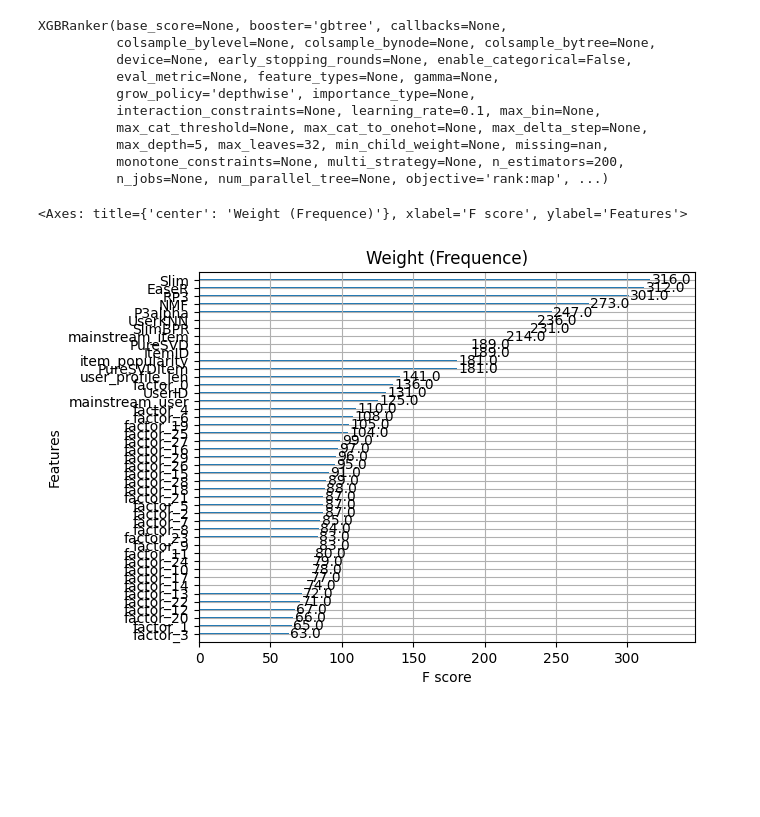
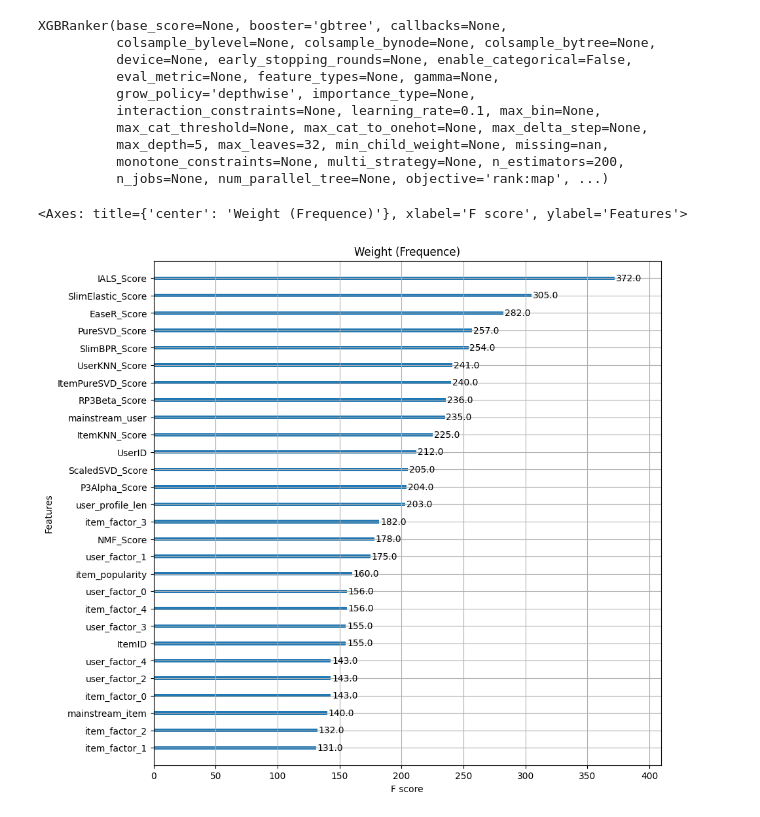
Before and after one commit to CarloSgaravatti/Recsys_Challenge_2023, a Jupyter notebook: challenge_notebooks/xgboost.ipynb, the cells around one changed output. Saved outputs shown, nothing was run; the diff lists cells and outputs as text; code cells hidden in the pictures; blank space fills up the shorter version.

```diff
--- a/challenge_notebooks/xgboost.ipynb
+++ b/challenge_notebooks/xgboost.ipynb
@@ -474,0 +528,27 @@ Please use `tqdm.notebook.tqdm` instead of `tqdm.tqdm_notebook`
+# %%
+training_dataframe = training_dataframe.set_index('UserID')
+
+for label, recommender in tqdm.auto.tqdm(recommender_object_dict.items()):
+    scores = recommender._compute_item_score(np.arange(n_users))
+    linf_scores = scores / (LA.norm(scores, np.inf, axis=1, keepdims=True) + 1e-6)
+
+    for user_id in tqdm.auto.tqdm(range(n_users)):
+        item_list = training_dataframe.loc[user_id, "ItemID"].values.tolist()
+        linf_scores[user_id, :] = recommender._remove_seen_on_scores(user_id, linf_scores[user_id, :])
+        training_dataframe.loc[user_id, f"{label}_Score"] = linf_scores[user_id, item_list]
+
+#         rank = np.argsort(linf_scores[user_id, :])[::-1]
+#         positions = np.arange(n_items)[rank]
+#         training_dataframe.loc[user_id, f"{label}_RankPosition"] = positions[item_list]
+
+#         recommendations = pd.Series(rank[:10]).to_frame(name='ItemID')
+#         tmp = pd.merge(training_dataframe.loc[user_id, 'ItemID'].to_frame(name='ItemID'), recommendations, on='ItemID', how='left', indicator='Exist')
+#         tmp["Recommended"] = tmp["Exist"] == "both"
+#         training_dataframe.loc[user_id, f"{label}_Recommended"] = tmp["Recommended"].values
+
+    del scores, linf_scores # , rank, positions, tmp
+    gc.collect()
+
+training_dataframe = training_dataframe.reset_index()
+training_dataframe = training_dataframe.rename(columns = {"index": "UserID"})
+training_dataframe
@@ -475,8 +569,10 @@ Please use `tqdm.notebook.tqdm` instead of `tqdm.tqdm_notebook`
 # %%
 item_popularity = np.ediff1d(sps.csc_matrix(URM_train).indptr)
+item_popularity = item_popularity / np.max(item_popularity)
 training_dataframe['item_popularity'] = item_popularity[training_dataframe["ItemID"].values.astype(int)]
 
 user_popularity = np.ediff1d(sps.csr_matrix(URM_train).indptr)
+user_popularity = user_popularity / np.max(user_popularity)
 training_dataframe['user_profile_len'] = user_popularity[training_dataframe["UserID"].values.astype(int)]
 
 mainstream_user = URM_train.dot(item_popularity) / np.where(user_popularity == 0, 1, user_popularity)
@@ -502,6 +598,9 @@ training_dataframe
 # %%
-user_factors_df = pd.DataFrame(user_factors_train, columns=[f'factor_{i}' for i in range(user_factors_train.shape[1])])
+user_factors_df = pd.DataFrame(user_factors_train[:, :5], columns=[f'user_factor_{i}' for i in range(user_factors_train[:, :5].shape[1])])
+item_factors_df = pd.DataFrame(item_factors_train[:, :5], columns=[f'item_factor_{i}' for i in range(item_factors_train[:, :5].shape[1])])
 
+training_dataframe = training_dataframe.merge(item_factors_df, left_on='ItemID', right_index=True)
 training_dataframe = training_dataframe.merge(user_factors_df, left_on='UserID', right_index=True)
+training_dataframe = training_dataframe.sort_values(by='UserID')
 training_dataframe
 # %% [output]
@@ -558,6 +657,9 @@ X_train = training_dataframe.drop(columns=["Label"])
 X_train["UserID"] = X_train["UserID"].astype(int)
 X_train["ItemID"] = X_train["ItemID"].astype(int)
 
+object_columns = X_train.select_dtypes(include=['object']).columns
+X_train[object_columns] = X_train[object_columns].astype('category')
+
 XGB_model.fit(
     X_train,
     y_train,
@@ -578,10 +680,11 @@ XGBRanker(base_score=None, booster='gbtree', callbacks=None,
 # %%
 from xgboost import plot_importance
 
-plot_importance(XGB_model, importance_type='weight', title='Weight (Frequence)')
+fig, ax = plt.subplots(1, 1, figsize=(10, 10))
+plot_importance(XGB_model, importance_type='weight', title='Weight (Frequence)', ax=ax)
 # %% [output]
 <Axes: title={'center': 'Weight (Frequence)'}, xlabel='F score', ylabel='Features'>
-[figure, old version]
+[figure, new version]
 # %%
 recommender_item = ItemKNNCFRecommender(URM_train_complete)
 recommender_item.fit(**params_item_knn)
```
Also changed, not shown: parts of 44 cells of this notebook.
